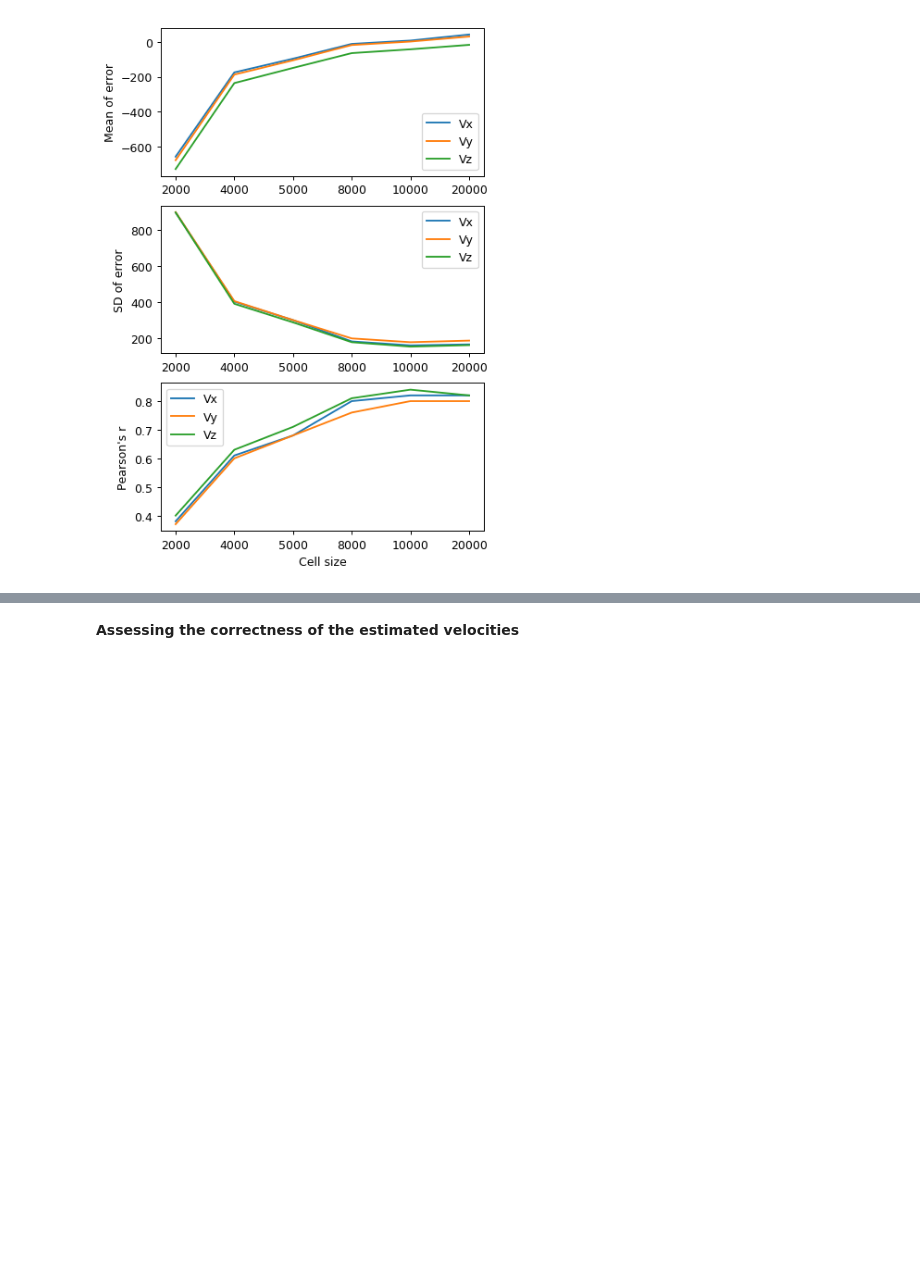
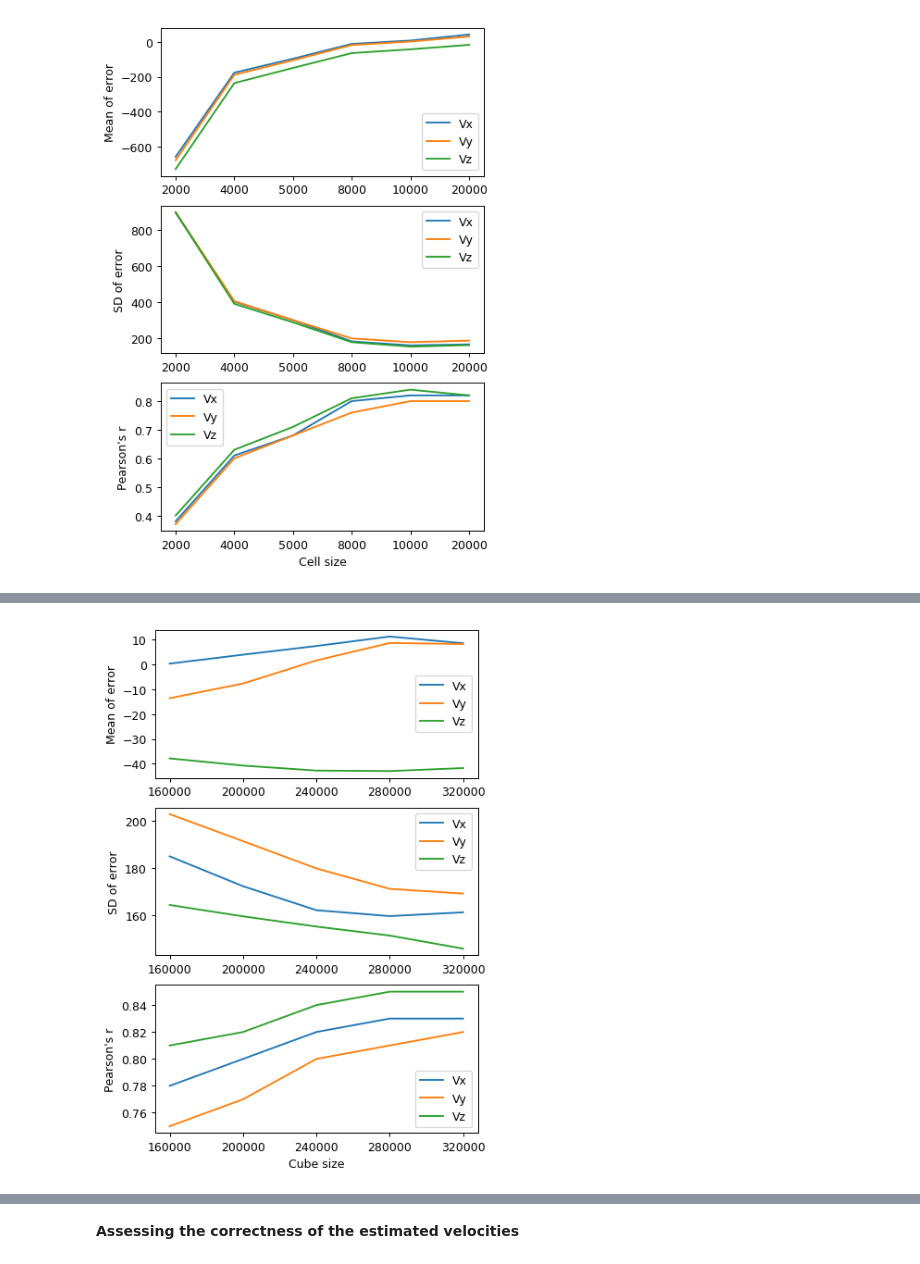
Before and after one commit to awaismirza92/velocity-reconstruction-and-kinetic-SZ, a Jupyter notebook: codes/velocity-reconstruction-orig-sim-box.ipynb, the cells around one changed output, grey strips where cells are left out. Drawn from its saved outputs; the diff is of its cells as text; code cells hidden in the pictures; blank space fills up the shorter version.

```diff
--- a/codes/velocity-reconstruction-orig-sim-box.ipynb
+++ b/codes/velocity-reconstruction-orig-sim-box.ipynb
@@ -373,0 +421,28 @@ Wall time: 7.61 s
+# %%
+plt.figure(dpi = dpi, figsize = (5,8))
+plt.subplot(311)
+plt.plot(cube_size_assess['Mean - Vx'], label = 'Vx')
+plt.plot(cube_size_assess['Mean - Vy'], label = 'Vy')
+plt.plot(cube_size_assess['Mean - Vz'], label = 'Vz')
+plt.legend()
+plt.ylabel('Mean of error')
+plt.xticks([0, 1, 2, 3, 4], [160000, 200000, 240000, 280000, 320000])
+
+plt.subplot(312)
+plt.plot(cube_size_assess['SD - Vx'], label = 'Vx')
+plt.plot(cube_size_assess['SD - Vy'], label = 'Vy')
+plt.plot(cube_size_assess['SD - Vz'], label = 'Vz')
+plt.legend()
+plt.ylabel('SD of error')
+plt.xticks([0, 1, 2, 3, 4], [160000, 200000, 240000, 280000, 320000])
+
+plt.subplot(313)
+plt.plot(cube_size_assess['r - Vx'], label = 'Vx')
+plt.plot(cube_size_assess['r - Vy'], label = 'Vy')
+plt.plot(cube_size_assess['r - Vz'], label = 'Vz')
+plt.legend()
+plt.xlabel('Cube size')
+plt.ylabel('Pearson\'s r')
+plt.xticks([0, 1, 2, 3, 4], [160000, 200000, 240000, 280000, 320000]);
+# %% [output]
+[figure, added]
```
Also changed, not shown: parts of 25 cells of this notebook.
